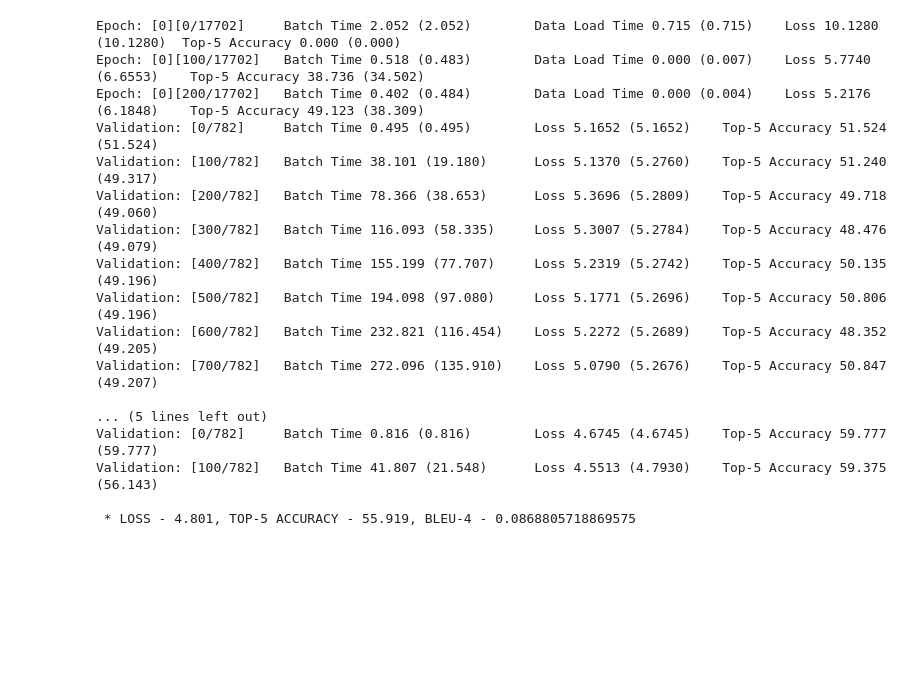
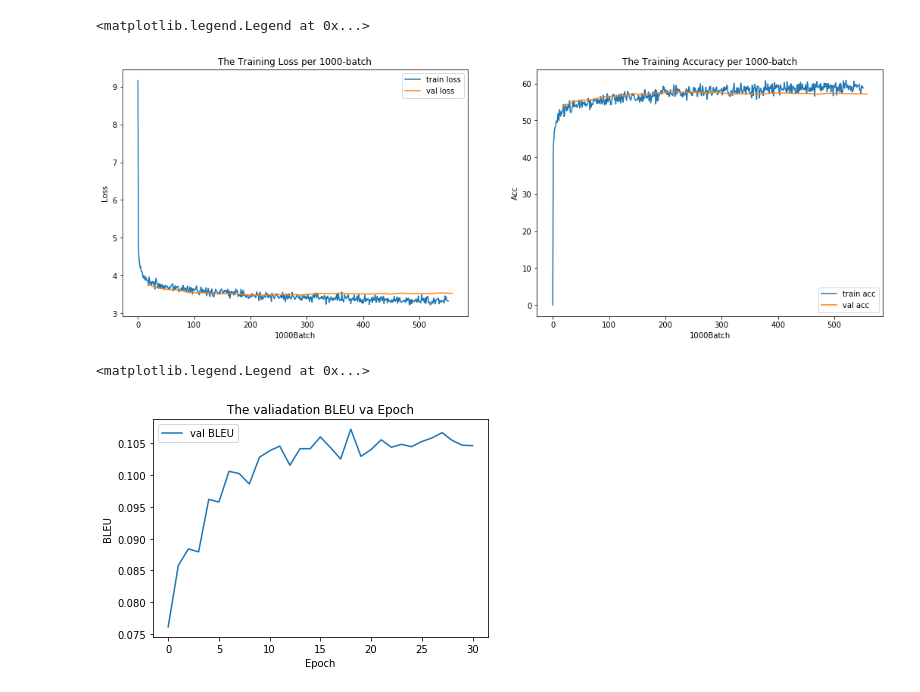
Before and after one commit to TengM95/Image_Captioning, a Jupyter notebook: get_train_log.ipynb, the cells around one changed output. Drawn from its saved outputs; the diff is of its cells as text; code cells hidden in the pictures; blank space fills up the shorter version.

```diff
--- a/get_train_log.ipynb
+++ b/get_train_log.ipynb
@@ -3,26 +4,61 @@ import torch
 # %%
-checkpoint_path = 'BEST_checkpoint_resnet101_NICA_coco_5_cap_per_img_5_min_word_freq.pth.tar'
+checkpoint_path = 'checkpoint_resnet101_NIC_coco_5_cap_per_img_5_min_word_freq.pth.tar'
 # %%
 checkpoint = torch.load(checkpoint_path)
 history = checkpoint['history']
 # %%
-for log in history:
-    print(log)
+# for log in history:
+#     print(log)
+# # history[-15:]
-# %% [output]
-Epoch: [0][0/17702]     Batch Time 2.052 (2.052)        Data Load Time 0.715 (0.715)    Loss 10.1280 (10.1280)  Top-5 Accuracy 0.000 (0.000)
-Epoch: [0][100/17702]   Batch Time 0.518 (0.483)        Data Load Time 0.000 (0.007)    Loss 5.7740 (6.6553)    Top-5 Accuracy 38.736 (34.502)
-Epoch: [0][200/17702]   Batch Time 0.402 (0.484)        Data Load Time 0.000 (0.004)    Loss 5.2176 (6.1848)    Top-5 Accuracy 49.123 (38.309)
-Validation: [0/782]     Batch Time 0.495 (0.495)        Loss 5.1652 (5.1652)    Top-5 Accuracy 51.524 (51.524)
-Validation: [100/782]   Batch Time 38.101 (19.180)      Loss 5.1370 (5.2760)    Top-5 Accuracy 51.240 (49.317)
-Validation: [200/782]   Batch Time 78.366 (38.653)      Loss 5.3696 (5.2809)    Top-5 Accuracy 49.718 (49.060)
-Validation: [300/782]   Batch Time 116.093 (58.335)     Loss 5.3007 (5.2784)    Top-5 Accuracy 48.476 (49.079)
-Validation: [400/782]   Batch Time 155.199 (77.707)     Loss 5.2319 (5.2742)    Top-5 Accuracy 50.135 (49.196)
-Validation: [500/782]   Batch Time 194.098 (97.080)     Loss 5.1771 (5.2696)    Top-5 Accuracy 50.806 (49.196)
-Validation: [600/782]   Batch Time 232.821 (116.454)    Loss 5.2272 (5.2689)    Top-5 Accuracy 48.352 (49.205)
-Validation: [700/782]   Batch Time 272.096 (135.910)    Loss 5.0790 (5.2676)    Top-5 Accuracy 50.847 (49.207)
-
-... (5 lines left out)
-Validation: [0/782]     Batch Time 0.816 (0.816)        Loss 4.6745 (4.6745)    Top-5 Accuracy 59.777 (59.777)
-Validation: [100/782]   Batch Time 41.807 (21.548)      Loss 4.5513 (4.7930)    Top-5 Accuracy 59.375 (56.143)
-
- * LOSS - 4.801, TOP-5 ACCURACY - 55.919, BLEU-4 - 0.0868805718869575
+# %%
+train_losses, train_accs = [], []
+val_losses, val_accs, val_BLEU = [], [], []
+for log in history:
+    if log.startswith('Epoch:'):
+        loss, acc = log.split('Loss ')[1].split('\tTop-5 Accuracy ')
+        train_losses.append(float(loss.split()[0]))
+        train_accs.append(float(acc.split()[0]))
+    if log.startswith('\n * '):
+        loss, left = log.split('\n * ')[1].split('LOSS - ')[1].split(', TOP-5 ACCURACY - ')
+        acc, bleu = left.split(', BLEU-4 - ')
+        bleu = bleu[:-1]
+        val_losses.append(float(loss))
+        val_accs.append(float(acc))
+        val_BLEU.append(float(bleu))
+# %%
+interval = 10
+train_loss_batch = train_losses[0:1] + [ sum(train_losses[i*interval+1 :(i+1)*interval+1]) / \
+                                        len(train_losses[i*interval+1 :(i+1)*interval+1]) \
+                                           for i in range(len(train_losses)//interval)]
+train_acc_batch = train_accs[0:1] + [ sum(train_accs[i*interval+1 :(i+1)*interval+1]) /\
+                                     len(train_accs[i*interval+1 :(i+1)*interval+1]) \
+                                           for i in range(len(train_accs)//interval)]
+val_index = list(range(18, len(val_losses)*18+1,18))
+final_batches = len(train_loss_batch)
+fig, axes = plt.subplots(ncols=2, figsize=(18, 6))
+
+axes[0].plot(range(final_batches), train_loss_batch, label = 'train loss')
+axes[0].plot(val_index, val_losses, label = 'val loss')
+axes[0].set_xlabel('1000Batch')
+axes[0].set_ylabel('Loss')
+axes[0].set_title('The Training Loss per 1000-batch')
+axes[0].legend()
+
+axes[1].plot(range(final_batches), train_acc_batch, label = 'train acc')
+axes[1].plot(val_index, val_accs, label = 'val acc')
+axes[1].set_xlabel('1000Batch')
+axes[1].set_ylabel('Acc')
+axes[1].set_title('The Training Accuracy per 1000-batch')
+axes[1].legend()
+# %% [output]
+<matplotlib.legend.Legend at 0x...>
+[figure, added]
+# %%
+plt.plot(range(len(val_BLEU)), val_BLEU, label = 'val BLEU')
+plt.xlabel('Epoch')
+plt.ylabel('BLEU')
+plt.title('The valiadation BLEU va Epoch')
+plt.legend()
+# %% [output]
+<matplotlib.legend.Legend at 0x...>
+[figure, added]
```
Also changed, not shown: parts of 2 cells of this notebook.
